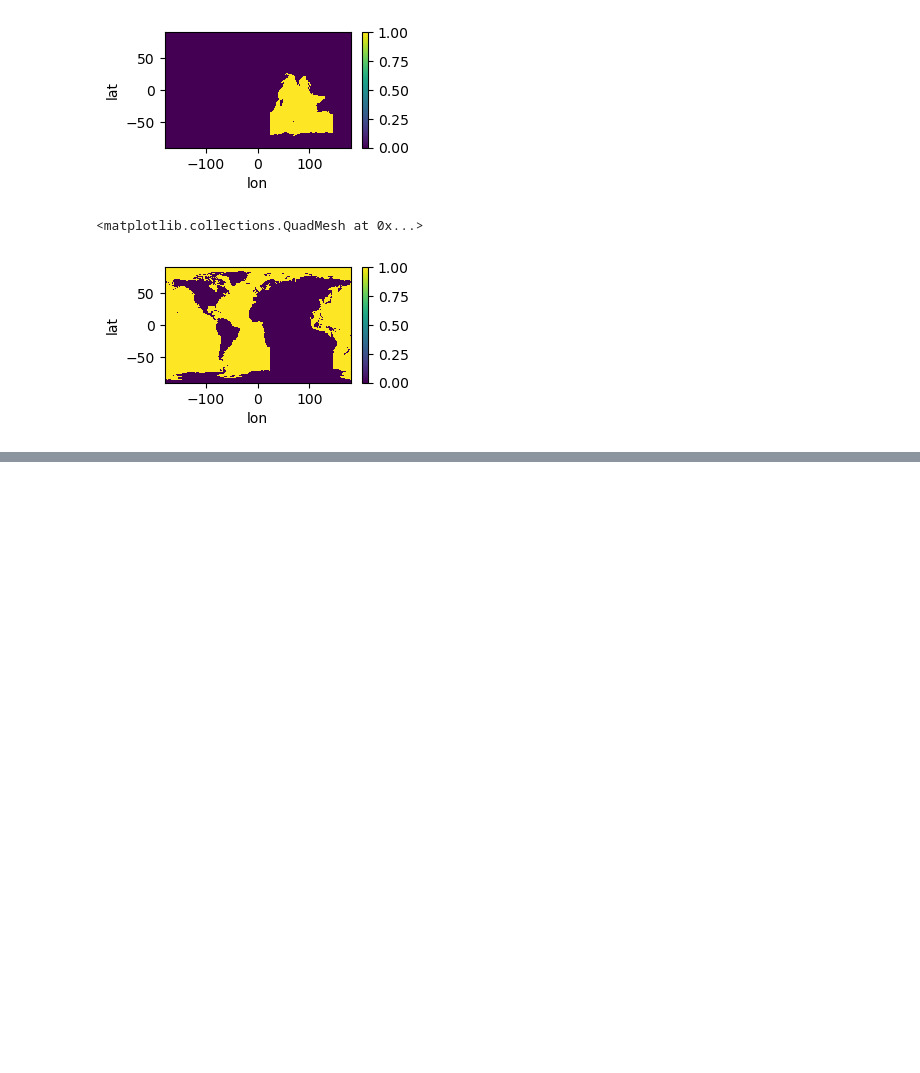
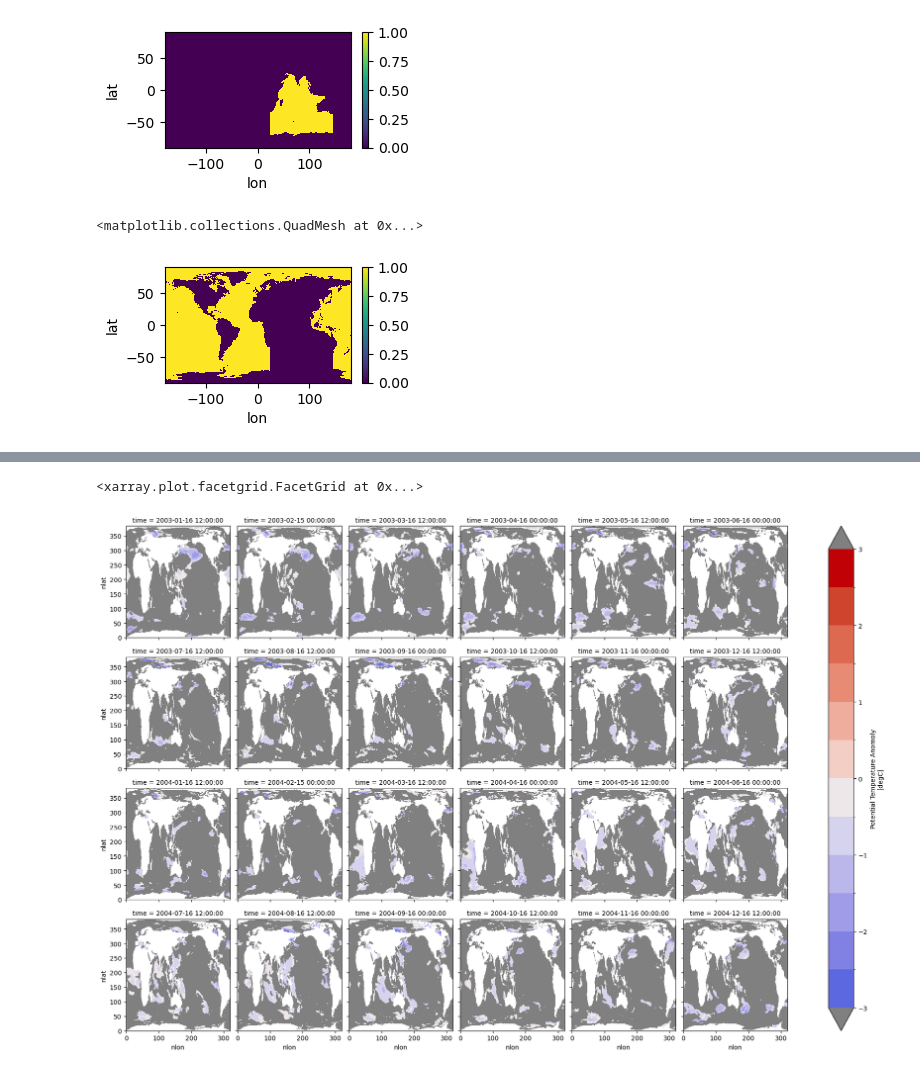
Before and after one commit to kristenkrumhardt/INDEX-BGC, a Jupyter notebook: heatwaves/heatwaves_monthly_obs.ipynb, the cells around one changed output, grey strips where cells are left out. Cells and saved outputs as stored; diff of their text form; code cells hidden in the pictures; blank space fills up the shorter version.

```diff
--- a/heatwaves/heatwaves_monthly_obs.ipynb
+++ b/heatwaves/heatwaves_monthly_obs.ipynb
@@ -110,0 +195,11 @@ Atlantic_Pacific.plot(figsize=(3,1.5))
+# %%
+# Marine Coldwaves at Timesteps
+
+# cmap_hw = cc.cm.kbc_r
+# cmap_hw.set_over("purple")  # Color for data above vmax
+# cmap_hw.set_under("grey")
+
+ds_obs.isel(time=slice(0,24)).MCW.plot(col='time', col_wrap=6, cmap=cmap_div, levels=np.arange(-3, 3.5, .5), cbar_kwargs={'extend':'both'})
+# %% [output]
+<xarray.plot.facetgrid.FacetGrid at 0x...>
+[figure, added]
```
Also changed, not shown: parts of 11 cells of this notebook, 1 other file.
